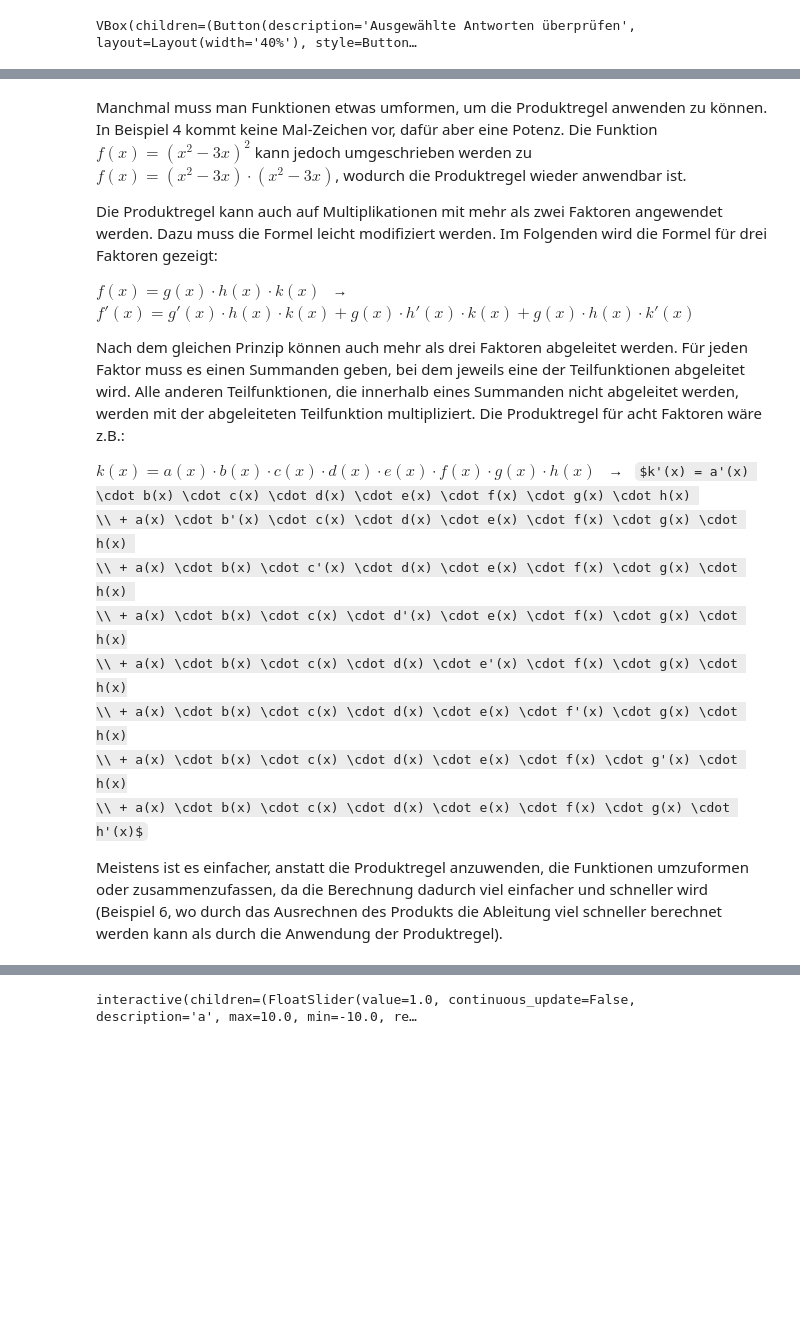
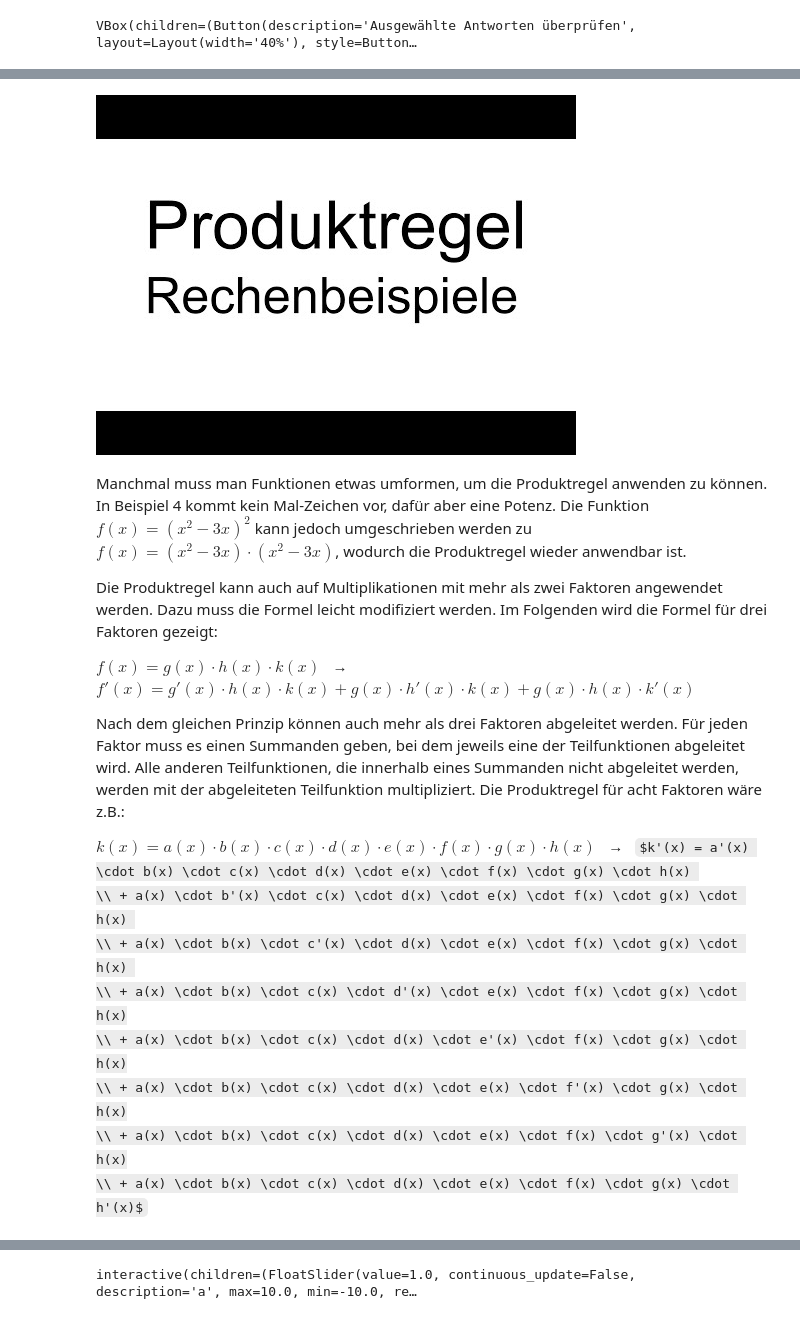
Before and after one commit to realjanpaulus/madh, a Jupyter notebook: Calculus/Kapitel 5 - Ableitungsregeln.ipynb, the cells around one changed output, grey strips where cells are left out. Drawn from its saved outputs; the diff is of its cells as text; code cells hidden in the pictures; some formulas as TeX source; blank space fills up the shorter version.

```diff
--- a/Calculus/Kapitel 5 - Ableitungsregeln.ipynb
+++ b/Calculus/Kapitel 5 - Ableitungsregeln.ipynb
@@ -394,5 +401,9 @@ TODO: Platzhalter. Neu aufnehmen mit besserem Sound, genaueren Erklärungen und
+# %%
+YouTubeVideo("T9LMs617zL8", width=900, height=520)
+# %% [output]
+[figure, added]
 # %% [markdown]
-Manchmal muss man Funktionen etwas umformen, um die Produktregel anwenden zu können. In Beispiel 4 kommt keine Mal-Zeichen vor, dafür aber eine Potenz. Die Funktion $f(x) = (x^2 - 3x)^2$ kann jedoch umgeschrieben werden zu $f(x) = (x^2 - 3x) \cdot (x^2 - 3x)$, wodurch die Produktregel wieder anwendbar ist.
+Manchmal muss man Funktionen etwas umformen, um die Produktregel anwenden zu können. In Beispiel 4 kommt kein Mal-Zeichen vor, dafür aber eine Potenz. Die Funktion $f(x) = (x^2 - 3x)^2$ kann jedoch umgeschrieben werden zu $f(x) = (x^2 - 3x) \cdot (x^2 - 3x)$, wodurch die Produktregel wieder anwendbar ist.
 
 Die Produktregel kann auch auf Multiplikationen mit mehr als zwei Faktoren angewendet werden. Dazu muss die Formel leicht modifiziert werden. Im Folgenden wird die Formel für drei Faktoren gezeigt:<br>
 
@@ -408,6 +419,3 @@ $k(x) = a(x) \cdot b(x) \cdot c(x) \cdot d(x) \cdot e(x) \cdot f(x) \cdot g(x) \
 \\ + a(x) \cdot b(x) \cdot c(x) \cdot d(x) \cdot e(x) \cdot f'(x) \cdot g(x) \cdot h(x)
 \\ + a(x) \cdot b(x) \cdot c(x) \cdot d(x) \cdot e(x) \cdot f(x) \cdot g'(x) \cdot h(x)
 \\ + a(x) \cdot b(x) \cdot c(x) \cdot d(x) \cdot e(x) \cdot f(x) \cdot g(x) \cdot h'(x)$<br>
-
-
-Meistens ist es einfacher, anstatt die Produktregel anzuwenden, die Funktionen umzuformen oder zusammenzufassen, da die Berechnung dadurch viel einfacher und schneller wird (Beispiel 6, wo durch das Ausrechnen des Produkts die Ableitung viel schneller berechnet werden kann als durch die Anwendung der Produktregel).
```
Also changed, not shown: parts of 45 cells of this notebook, 1 other file.
